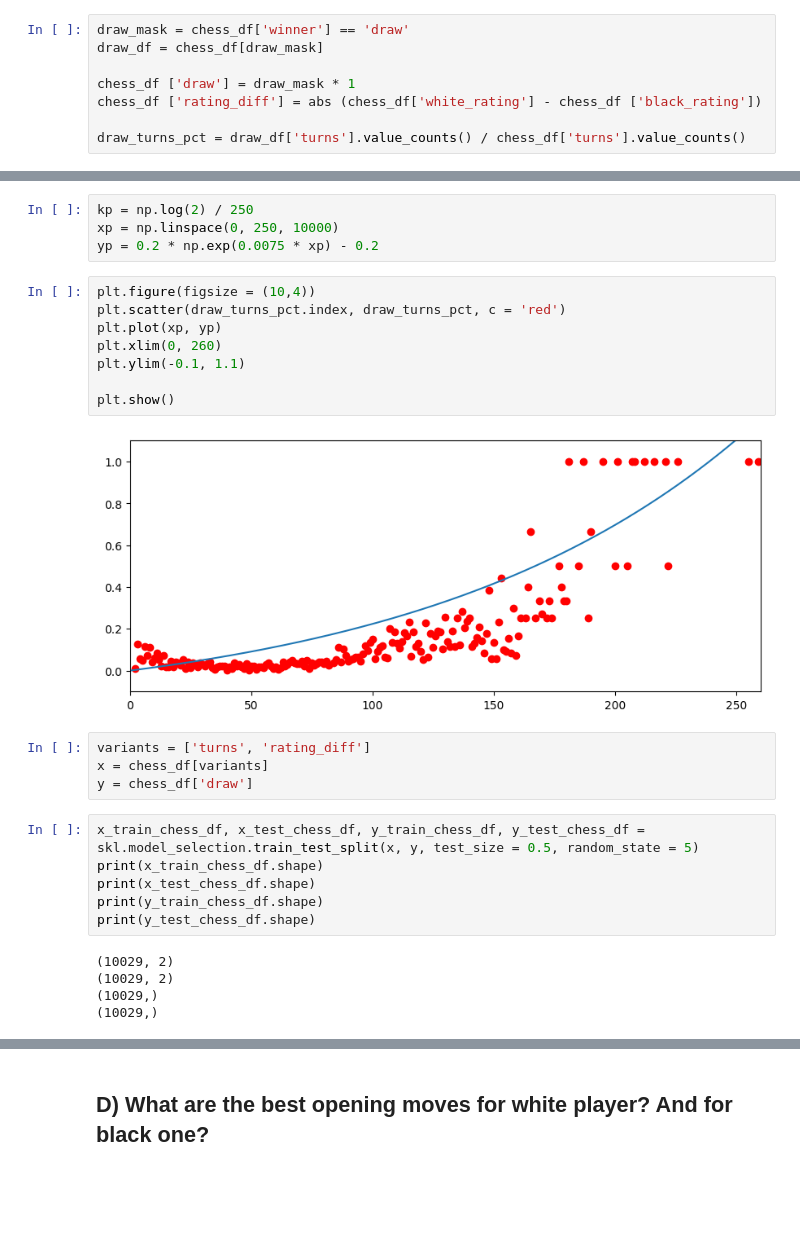
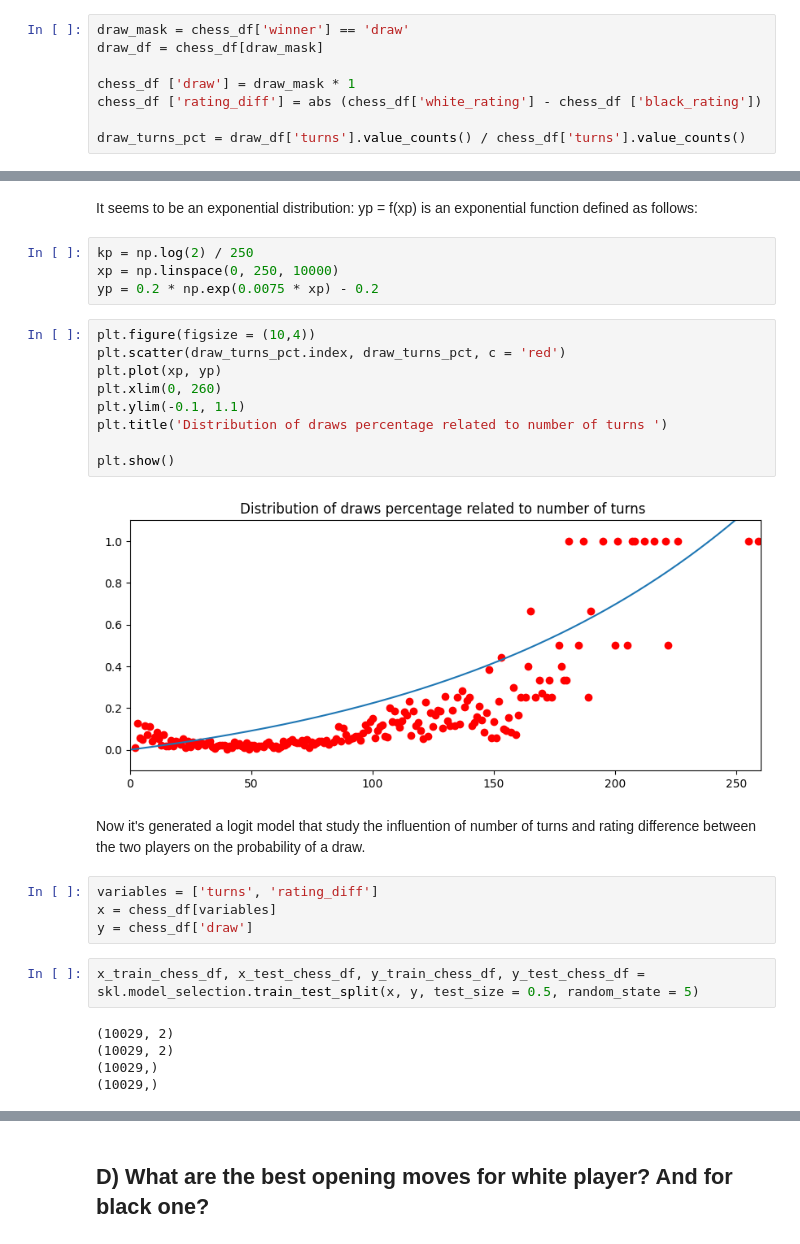
Before and after one commit to andreamurari/chess_project, a Jupyter notebook: chess_project.ipynb, the cells around one changed output, grey strips where cells are left out. Cells and saved outputs as stored; diff of their text form; blank space fills up the shorter version.

```diff
--- a/chess_project.ipynb
+++ b/chess_project.ipynb
@@ -338,3 +347,6 @@ draw_turns_pct = draw_df['turns'].value_counts() / chess_df['turns'].value_count
+# %% [markdown]
+It seems to be an exponential distribution:
+yp = f(xp) is an exponential function defined as follows:
 # %%
 kp = np.log(2) / 250
 xp = np.linspace(0, 250, 10000)
@@ -342,23 +354,22 @@ yp = 0.2 * np.exp(0.0075 * xp) - 0.2
 # %%
 plt.figure(figsize = (10,4))
 plt.scatter(draw_turns_pct.index, draw_turns_pct, c = 'red')
 plt.plot(xp, yp)
 plt.xlim(0, 260)
 plt.ylim(-0.1, 1.1)
+plt.title('Distribution of draws percentage related to number of turns ')
 
 plt.show()
 # %% [output]
-[figure, old version]
+[figure, new version]
+# %% [markdown]
+Now it's generated a logit model that study the influention of number of turns and rating difference between the two players on the probability of a draw.
 # %%
-variants = ['turns', 'rating_diff']
-x = chess_df[variants]
+variables = ['turns', 'rating_diff']
+x = chess_df[variables]
 y = chess_df['draw']
 # %%
 x_train_chess_df, x_test_chess_df, y_train_chess_df, y_test_chess_df = skl.model_selection.train_test_split(x, y, test_size = 0.5, random_state = 5)
-print(x_train_chess_df.shape)
-print(x_test_chess_df.shape)
-print(y_train_chess_df.shape)
-print(y_test_chess_df.shape)
 # %% [output]
 (10029, 2)
 (10029, 2)
```
Also changed, not shown: parts of 11 cells of this notebook.
